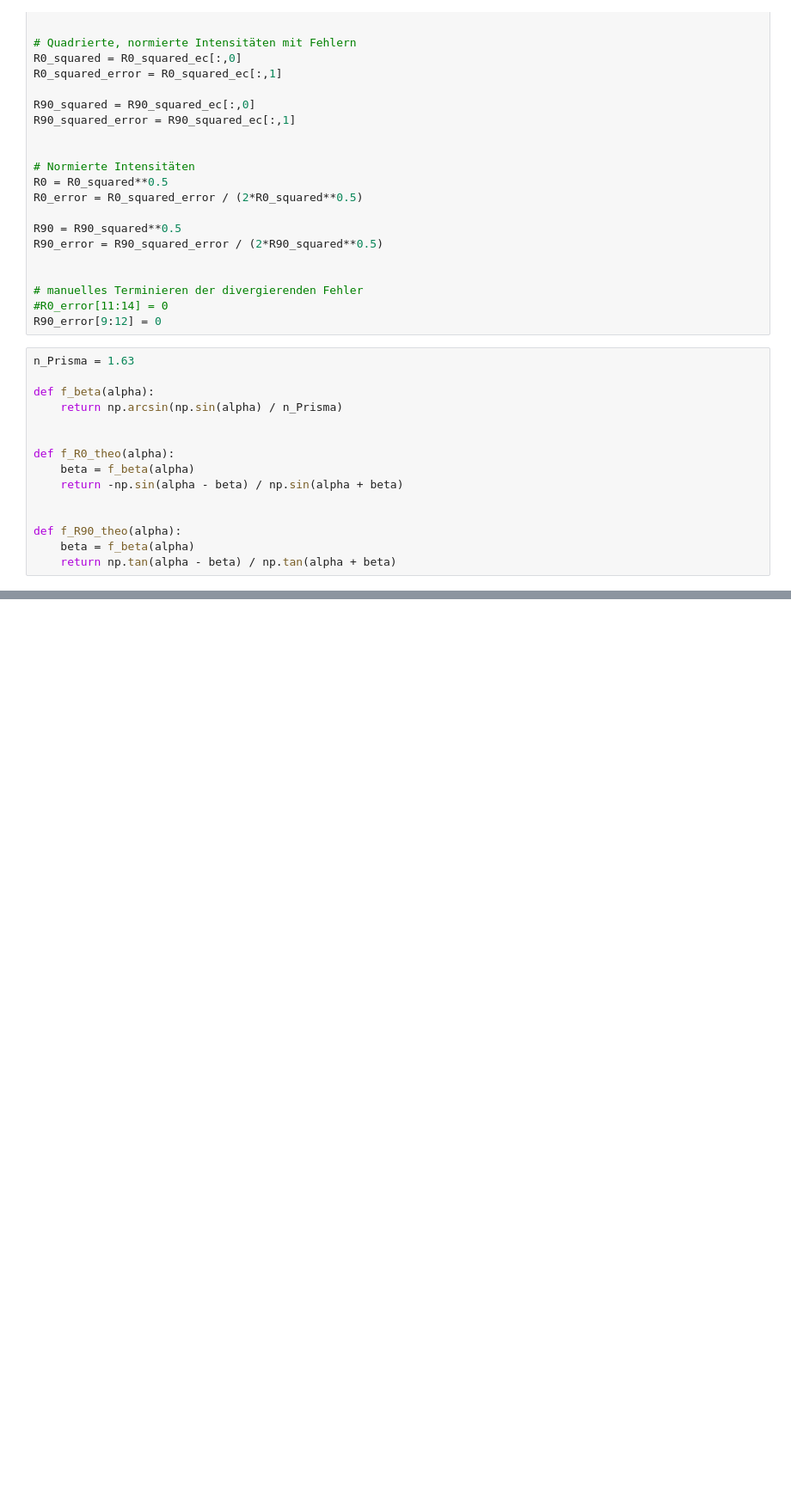
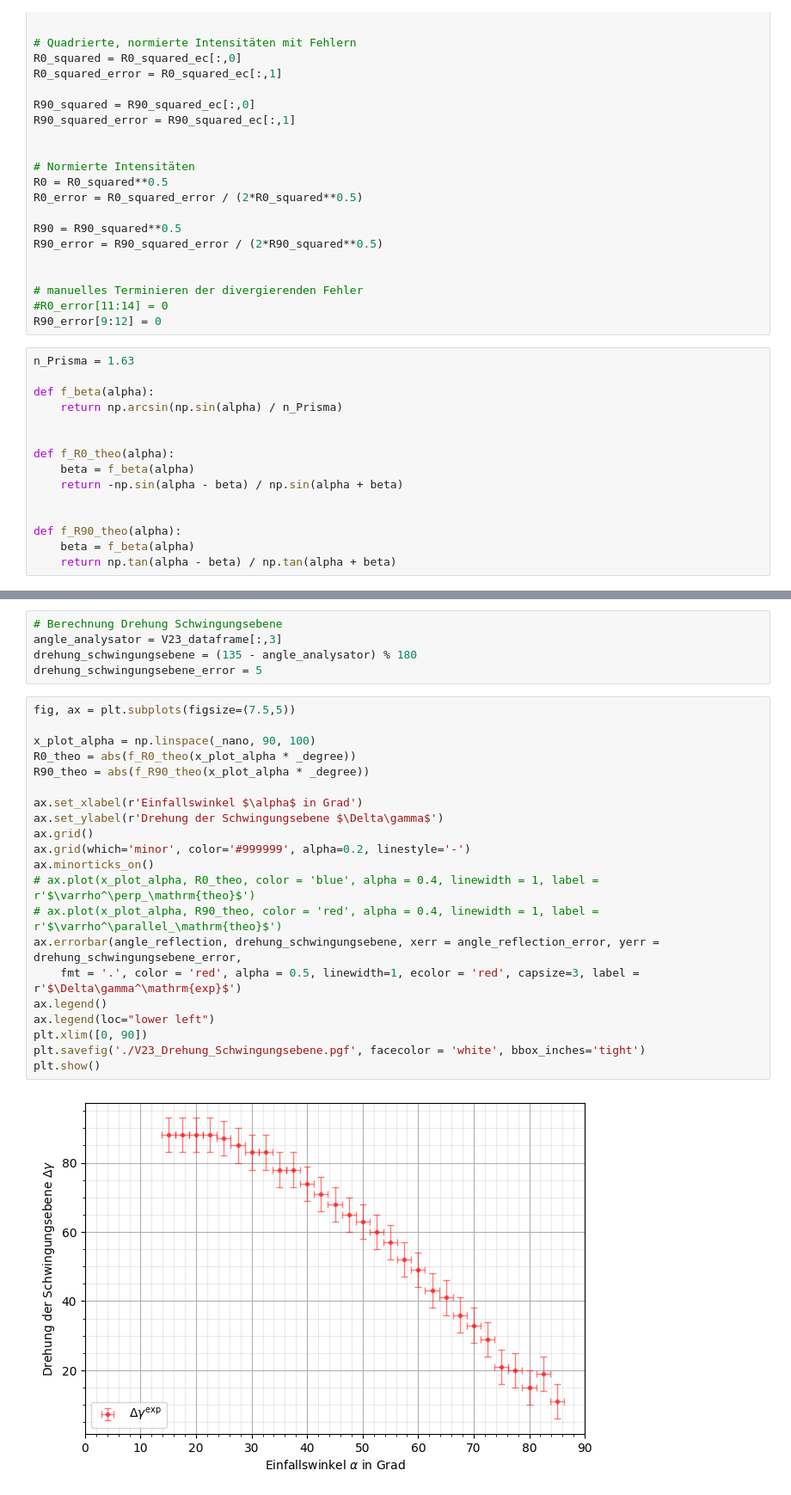
Before and after one commit to CVC97/ExPhy-III-Praktikum, a Jupyter notebook: 23_FFuP/23_FFuP_Carlo.ipynb, the cells around one changed output, grey strips where cells are left out. Shown at 86% size. Drawn from its saved outputs; the diff is of its cells as text; blank space fills up the shorter version.

Commit message:
Drehung der Schwingungsebene: exp.

```diff
--- a/23_FFuP/23_FFuP_Carlo.ipynb
+++ b/23_FFuP/23_FFuP_Carlo.ipynb
@@ -185,0 +186,28 @@ n_Flint
+# %%
+# Berechnung Drehung Schwingungsebene
+angle_analysator = V23_dataframe[:,3]
+drehung_schwingungsebene = (135 - angle_analysator) % 180
+drehung_schwingungsebene_error = 5
+# %%
+fig, ax = plt.subplots(figsize=(7.5,5))
+
+x_plot_alpha = np.linspace(_nano, 90, 100)
+R0_theo = abs(f_R0_theo(x_plot_alpha * _degree))
+R90_theo = abs(f_R90_theo(x_plot_alpha * _degree))
+
+ax.set_xlabel(r'Einfallswinkel $\alpha$ in Grad')
+ax.set_ylabel(r'Drehung der Schwingungsebene $\Delta\gamma$')
+ax.grid()
+ax.grid(which='minor', color='#999999', alpha=0.2, linestyle='-')
+ax.minorticks_on()
+# ax.plot(x_plot_alpha, R0_theo, color = 'blue', alpha = 0.4, linewidth = 1, label = r'$\varrho^\perp_\mathrm{theo}$')
+# ax.plot(x_plot_alpha, R90_theo, color = 'red', alpha = 0.4, linewidth = 1, label = r'$\varrho^\parallel_\mathrm{theo}$')
+ax.errorbar(angle_reflection, drehung_schwingungsebene, xerr = angle_reflection_error, yerr = drehung_schwingungsebene_error,
+    fmt = '.', color = 'red', alpha = 0.5, linewidth=1, ecolor = 'red', capsize=3, label = r'$\Delta\gamma^\mathrm{exp}$')
+ax.legend()
+ax.legend(loc="lower left")
+plt.xlim([0, 90])
+plt.savefig('./V23_Drehung_Schwingungsebene.pgf', facecolor = 'white', bbox_inches='tight')
+plt.show()
+# %% [output]
+[figure, added]
```
Also changed, not shown: parts of 2 cells of this notebook.
